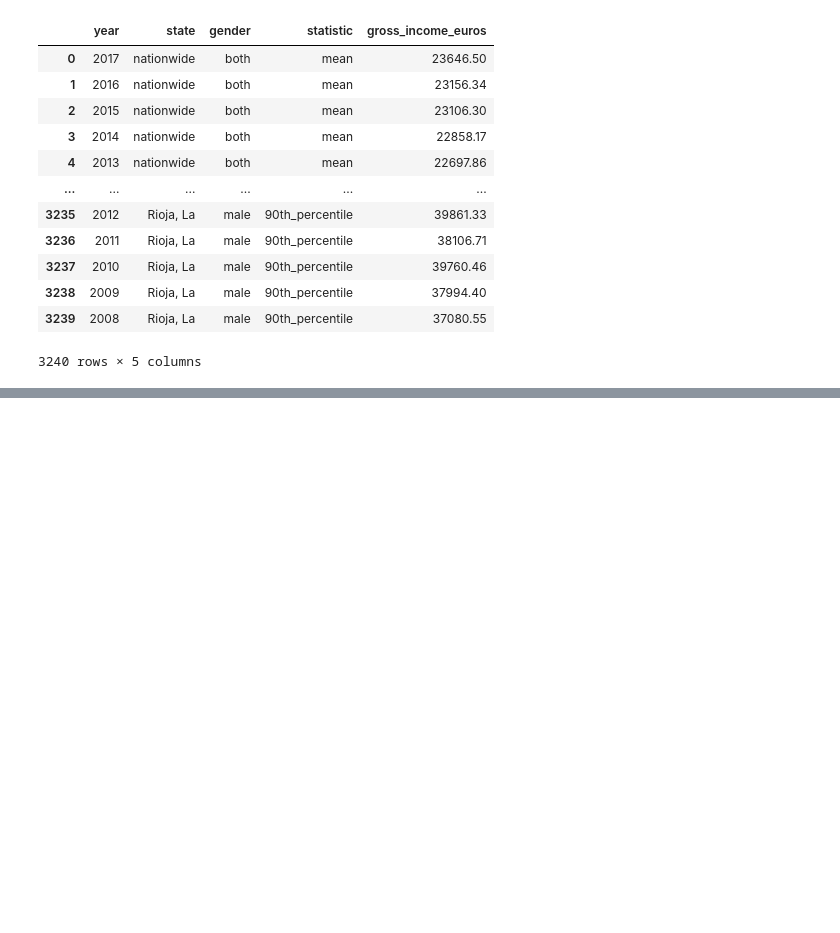
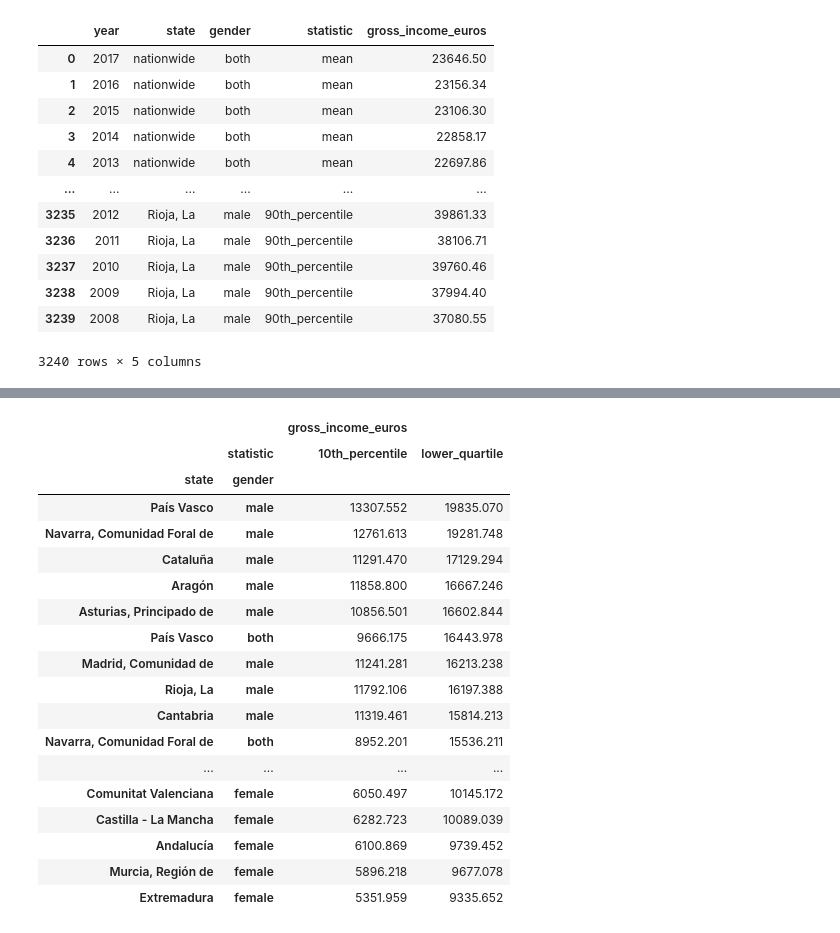
Before and after one commit to JulioPerez-ML/Udacity_first_project, a Jupyter notebook: Project_1_udacity.ipynb, the cells around one changed output, grey strips where cells are left out. Saved outputs shown, nothing was run; the diff lists cells and outputs as text; code cells hidden in the pictures; blank space fills up the shorter version.

```diff
--- a/Project_1_udacity.ipynb
+++ b/Project_1_udacity.ipynb
@@ -359,0 +391,25 @@ data
+# %%
+table_low_salaries= pd.pivot_table(data_notNationwide_lower_and_10,index=["state","gender"],values=["gross_income_euros"],
+               columns=["statistic"])
+
+table_low_salaries.reindex(table_low_salaries['gross_income_euros'].sort_values(by=['lower_quartile','10th_percentile'], ascending=False).index)
+# %% [output]
+|  |  | gross_income_euros |  |
+|  | statistic | 10th_percentile | lower_quartile |
+| state | gender |  |  |
+| País Vasco | male | 13307.552 | 19835.070 |
+| Navarra, Comunidad Foral de | male | 12761.613 | 19281.748 |
+| Cataluña | male | 11291.470 | 17129.294 |
+| Aragón | male | 11858.800 | 16667.246 |
+| Asturias, Principado de | male | 10856.501 | 16602.844 |
+| País Vasco | both | 9666.175 | 16443.978 |
+| Madrid, Comunidad de | male | 11241.281 | 16213.238 |
+| Rioja, La | male | 11792.106 | 16197.388 |
+| Cantabria | male | 11319.461 | 15814.213 |
+| Navarra, Comunidad Foral de | both | 8952.201 | 15536.211 |
+| ... | ... | ... | ... |
+| Comunitat Valenciana | female | 6050.497 | 10145.172 |
+| Castilla - La Mancha | female | 6282.723 | 10089.039 |
+| Andalucía | female | 6100.869 | 9739.452 |
+| Murcia, Región de | female | 5896.218 | 9677.078 |
+| Extremadura | female | 5351.959 | 9335.652 |
```
Also changed, not shown: parts of 19 cells of this notebook.
